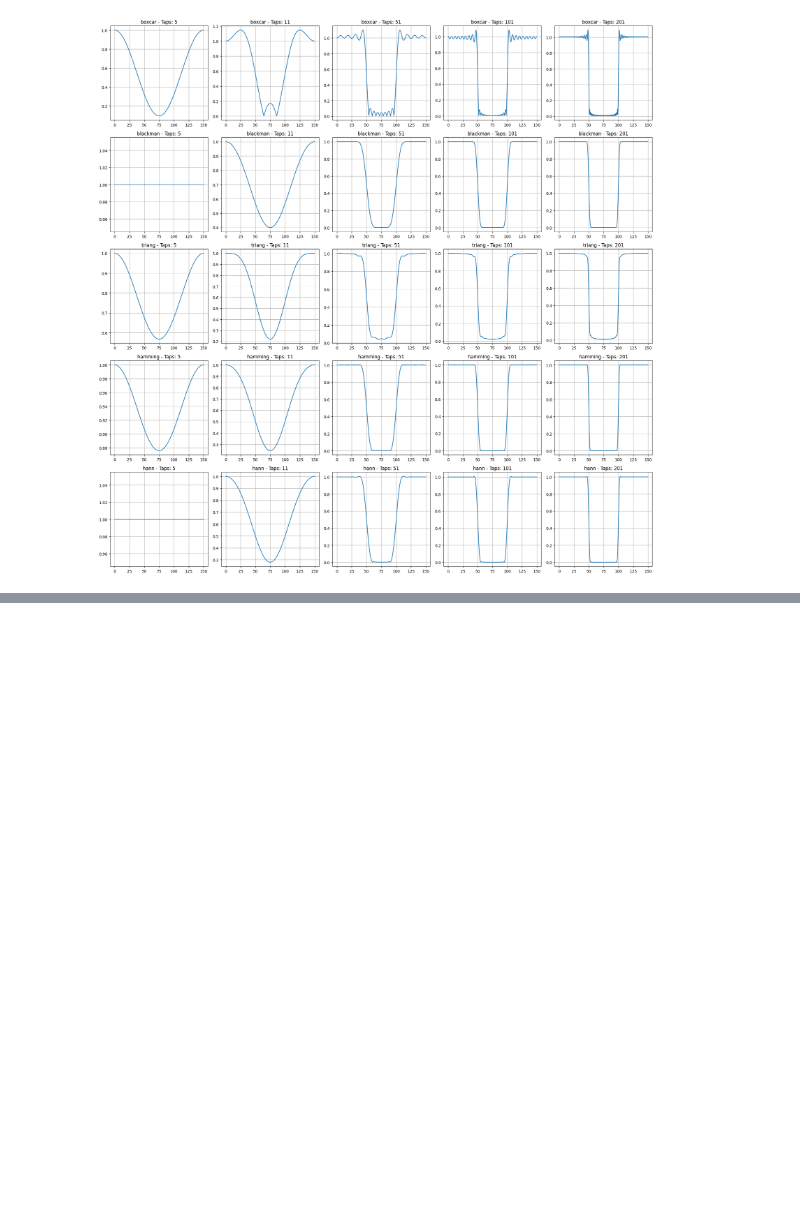
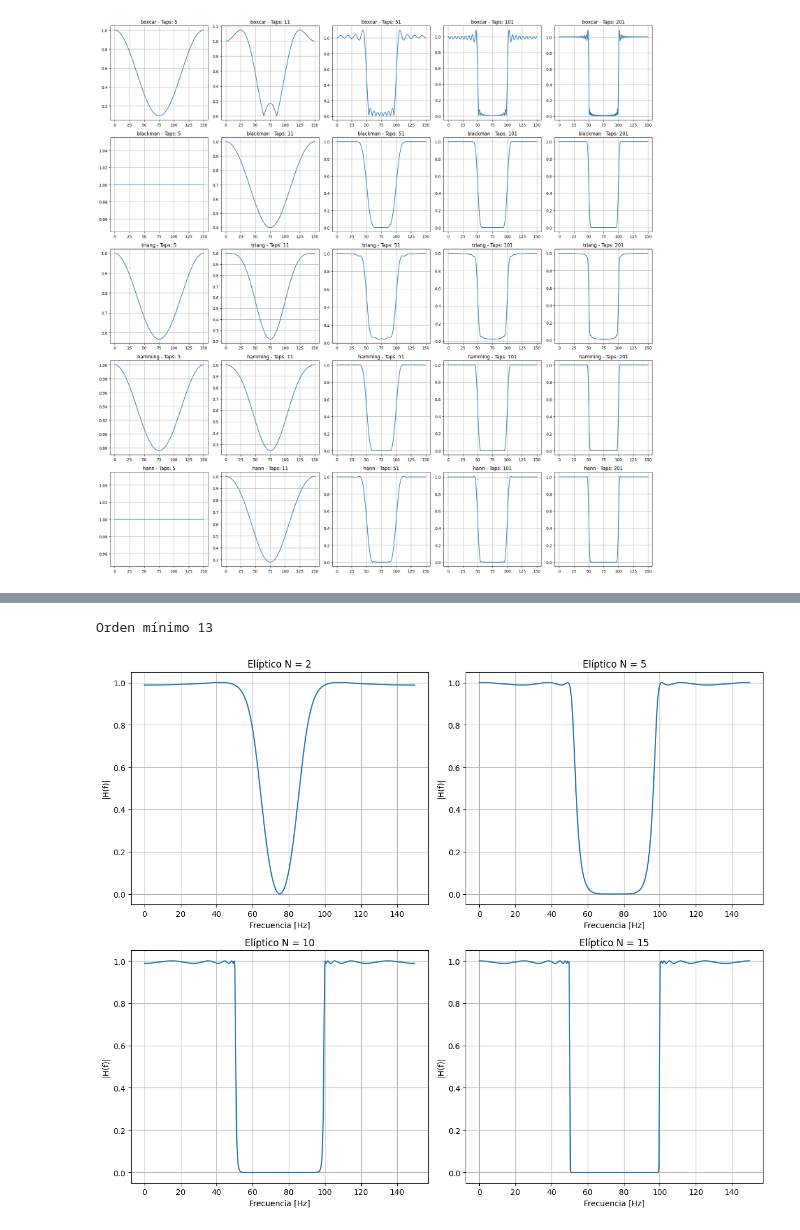
Before and after one commit to DayubMateo/PDS_2026_IIA, a Jupyter notebook: unidad-3-4 Filtros IIR Fir/PDS_TP_2.ipynb, the cells around one changed output, grey strips where cells are left out. Cells and saved outputs as stored; diff of their text form; code cells hidden in the pictures; blank space fills up the shorter version.

```diff
--- a/unidad-3-4 Filtros IIR Fir/PDS_TP_2.ipynb
+++ b/unidad-3-4 Filtros IIR Fir/PDS_TP_2.ipynb
@@ -229,0 +243,44 @@ plt.show()
+# %%
+coeficientes = []
+
+gpass = 0.1
+gstop = 100
+eps = 10
+fs = frecM
+w_p1 = 50
+w_p2 = 100
+# Evitemos pre_warping porque somos lo que somos
+eps_larp = 2 * fs * np.tan(np.pi * eps/fs)
+w_c1 = 2*fs*np.tan(np.pi * w_p1/fs)
+w_c2 = 2*fs*np.tan(np.pi * w_p2/fs)
+
+# Elíptico
+N_el, wn_el = signal.ellipord([w_c1, w_c2], [w_c1 - eps_larp, w_c2 + eps_larp], gpass, gstop, analog = True)
+print("Orden mínimo", N_el)
+
+Ordenes_iir = [2, 5, 10, 15]
+plt.figure(figsize=(12,10))
+for i in range(len(Ordenes_iir)):
+    orden = Ordenes_iir[i]
+    z_el, p_el, k_el = signal.ellip(orden, rp=gpass, rs=gstop, Wn=wn_el, btype = 'bandstop', analog = True, output='zpk')
+
+    ceros_coefs_el, polos_coefs_el = signal.zpk2tf(z_el, p_el, k_el)
+
+    numerator_el, denominator_el = signal.bilinear(ceros_coefs_el, polos_coefs_el, fs=fs)
+    coeficientes.append((numerator_el, denominator_el))
+
+    # Elíptica
+    w_el, H_el = signal.freqz(numerator_el, denominator_el, fs=fs)
+
+    plt.subplot(2,2,i+1)
+    plt.plot(w_el, np.abs(H_el))
+    plt.xlabel("Frecuencia [Hz]")
+    plt.ylabel("|H(f)|")
+    plt.title(f"Elíptico N = {orden}")
+    plt.grid()
+
+plt.tight_layout()
+plt.show()
+# %% [output]
+Orden mínimo 13
+[figure, added]
```
Also changed, not shown: parts of 8 cells of this notebook, 2 other files.
